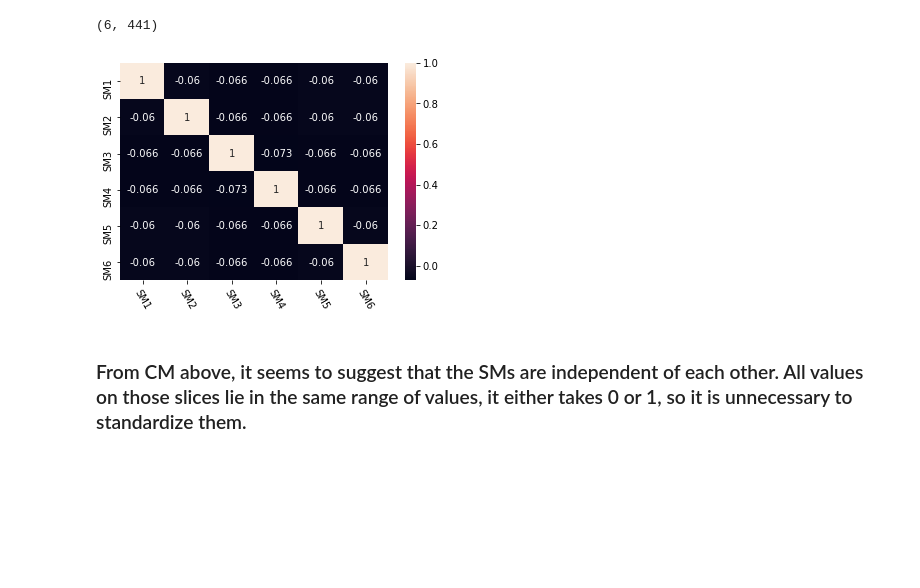
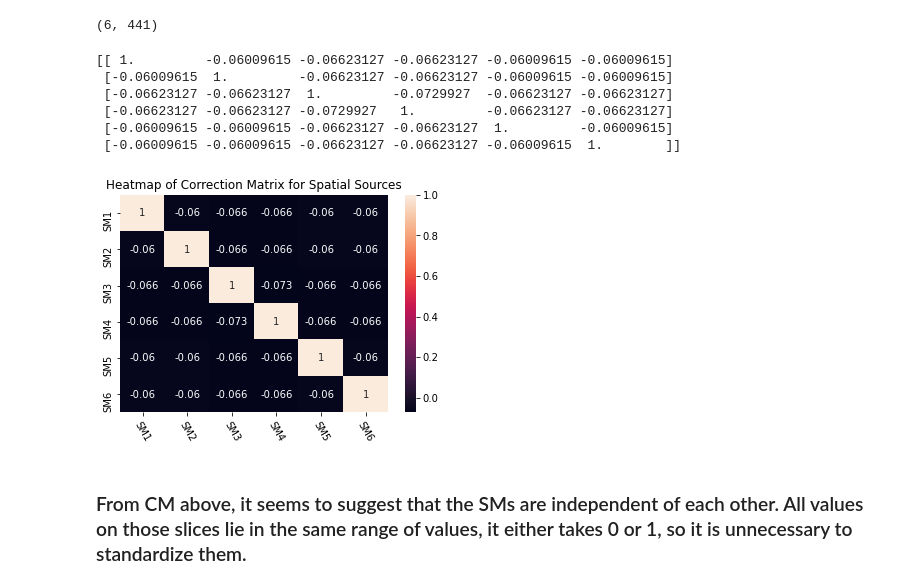
Before and after one commit to junzhin/Mast30034-Assignment1, a Jupyter notebook: assigment1_ver2.0.ipynb, the cells around one changed output. Drawn from its saved outputs; the diff is of its cells as text; code cells hidden in the pictures; blank space fills up the shorter version.

```diff
--- a/assigment1_ver2.0.ipynb
+++ b/assigment1_ver2.0.ipynb
@@ -276,14 +285,23 @@ print(SMs[0][25:35])
 (6, 441)
 # %%
 result = np.corrcoef(SMs)
+print(result)
+# %% [output]
+[[ 1.         -0.06009615 -0.06623127 -0.06623127 -0.06009615 -0.06009615]
+ [-0.06009615  1.         -0.06623127 -0.06623127 -0.06009615 -0.06009615]
+ [-0.06623127 -0.06623127  1.         -0.0729927  -0.06623127 -0.06623127]
+ [-0.06623127 -0.06623127 -0.0729927   1.         -0.06623127 -0.06623127]
+ [-0.06009615 -0.06009615 -0.06623127 -0.06623127  1.         -0.06009615]
+ [-0.06009615 -0.06009615 -0.06623127 -0.06623127 -0.06009615  1.        ]]
 # %%
 lst = ["SM1","SM2","SM3","SM4","SM5","SM6"]
 result_matrix = np.array(result)
 heatmap  = sns.heatmap(result_matrix, annot=True,yticklabels=lst, xticklabels = lst)
+plt.title("Heatmap of Correction Matrix for Spatial Sources")
 plt.xticks(rotation=300)
 plt.show()
 # %% [output]
-[figure, old version]
+[figure, new version]
 # %% [markdown]
 ### From CM above, it seems to suggest that the SMs are independent of each other. All values on those slices lie in the same range of values, it either takes 0 or 1, so it is unnecessary to standardize them.
 # %% [markdown]
```
Also changed, not shown: parts of 44 cells of this notebook, 19 other files.
